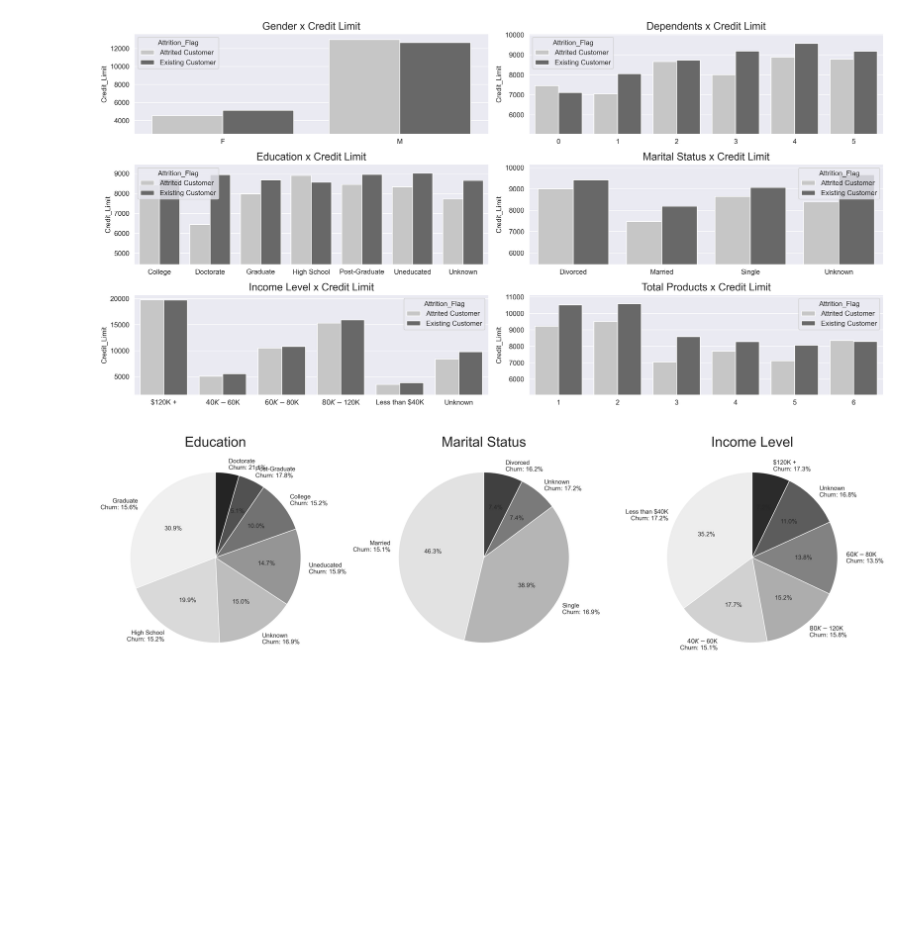
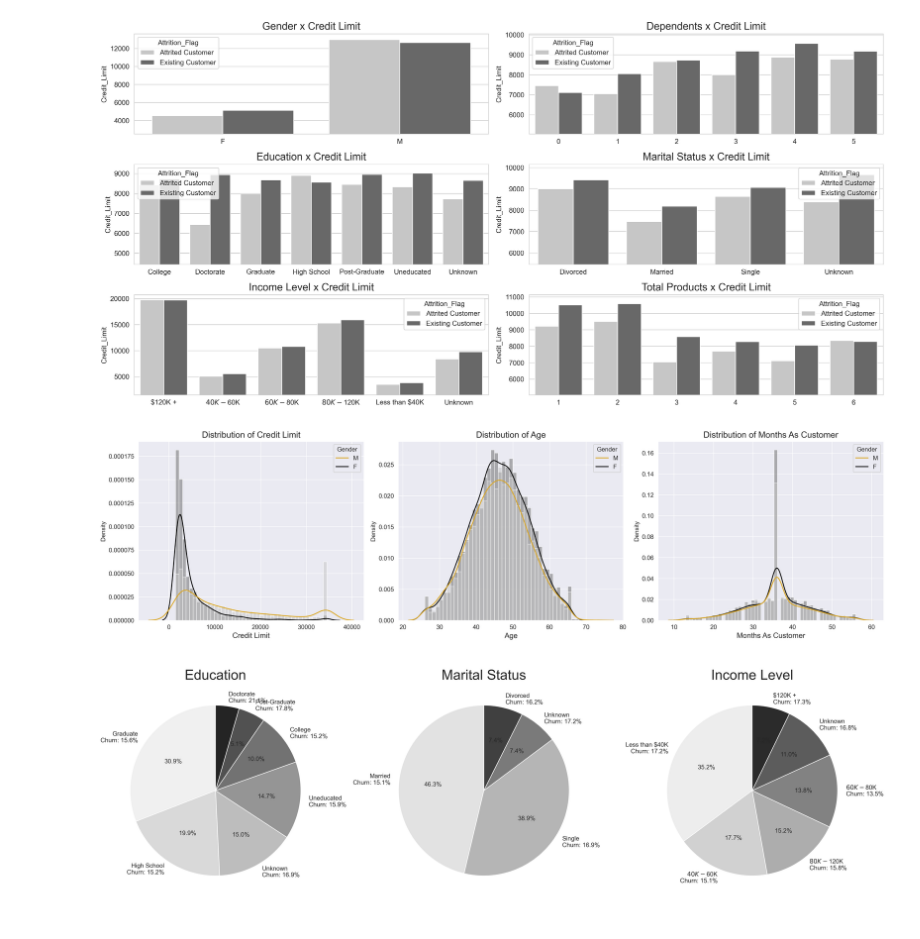
Before and after one commit to Ang3k/Exploracao-Preditiva-de-Dados-para-Churn-de-Clientes-Bancarios-com-Machine-Learning, a Jupyter notebook: Project_Prototype.ipynb, the cells around one changed output. Drawn from its saved outputs; the diff is of its cells as text; code cells hidden in the pictures; blank space fills up the shorter version.

Commit message:
atualização no primeiro plot

```diff
--- a/Project_Prototype.ipynb
+++ b/Project_Prototype.ipynb
@@ -81,6 +83,34 @@ plt.tight_layout()
 plt.show()
 # %% [output]
 [figure]
+# %%
+import matplotlib.pyplot as plt
+import seaborn as sns
+
+# Lista de colunas para plotar a distribuição
+distribution_list = ["Credit_Limit", "Customer_Age", "Months_on_book"]
+
+# Criando subplots
+fig, axs = plt.subplots(1, 3, figsize=(18, 5), dpi=300)
+
+# Iterando sobre as colunas para criar os histogramas
+for idx, col in enumerate(distribution_list):
+    # Criar histograma com estatística 'density' (para combinar com o KDE)
+    sns.histplot(data=df, x=col, hue="Gender", palette="Greys", kde=False, stat='density', ax=axs[idx])
+
+    # Sobrepor KDE plot com a cor dourada
+    sns.kdeplot(data=df, x=col, hue="Gender", ax=axs[idx], palette=['goldenrod', '#000000'])
+
+    # Ajustar título e rótulos
+    axs[idx].set_title(f'Distribution of {tranformador_titulo(col)}', fontsize=14)
+    axs[idx].set_xlabel(tranformador_titulo(col), fontsize=12)
+    axs[idx].set_ylabel('Density')
+
+# Ajustar layout
+plt.tight_layout()
+plt.show()
+# %% [output]
+[figure, added]
 # %%
 colunas_contagem = ["Education_Level", "Marital_Status", "Income_Category"]
 
```
Also changed, not shown: parts of 1 cell of this notebook.
